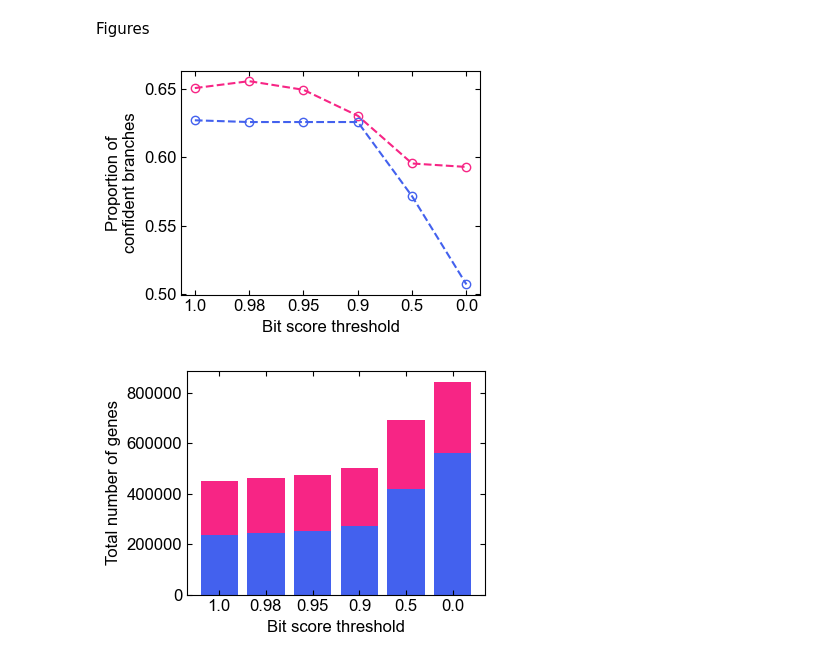
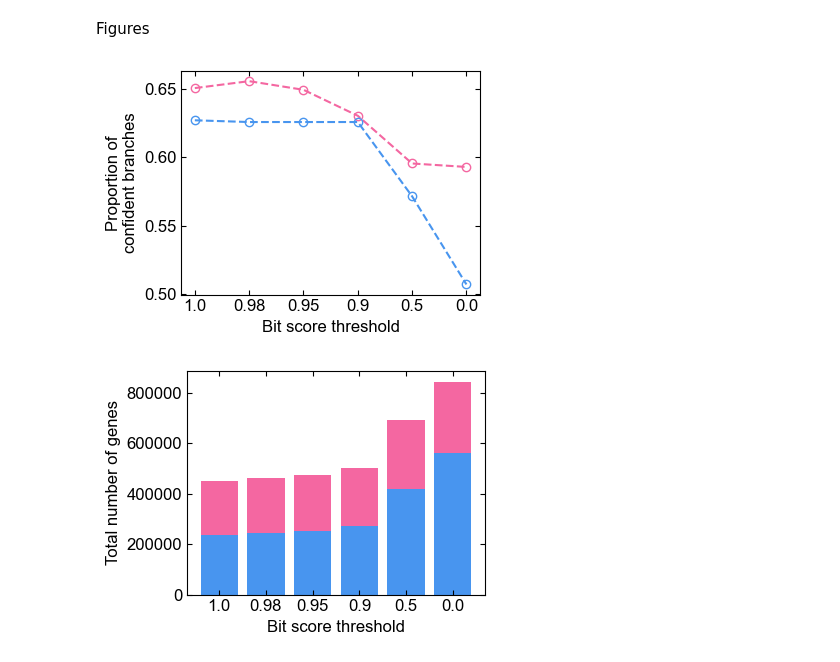
Before and after one commit to HSecaira/AugmentingPhyloSignalMicrobes, a Jupyter notebook: quality_inferred_trees/tree_quality_lpp_emp.ipynb, the cells around one changed output. Cells and saved outputs as stored; diff of their text form; code cells hidden in the pictures.

Commit message:
new analyses and colors

```diff
--- a/quality_inferred_trees/tree_quality_lpp_emp.ipynb
+++ b/quality_inferred_trees/tree_quality_lpp_emp.ipynb
@@ -513,7 +646,7 @@ y = [np.sum(datum_kegg_bs_1 >= 0.95) / len(datum_kegg_bs_1),
     np.sum(datum_kegg_bs_05 >= 0.95) / len(datum_kegg_bs_05),
     np.sum(datum_kegg_bs_0 >= 0.95) / len(datum_kegg_bs_0)]
 x = np.arange(len(y))
-plt.plot(x, y, marker = 'o', color = '#f72585', label = 'KEGG', ls = 'dashed', markerfacecolor = 'none')
+plt.plot(x, y, marker = 'o', color = '#f467a1', label = 'KEGG', ls = 'dashed', markerfacecolor = 'none')
 
 datum_eggnog_bs_1 = df_eggnog_bs_1['pp1'].values
 datum_eggnog_bs_098 = df_eggnog_bs_095['pp1'].values
@@ -527,7 +660,7 @@ y = [np.sum(datum_eggnog_bs_1 >= 0.95) / len(datum_eggnog_bs_1),
      np.sum(datum_eggnog_bs_09 >= 0.95) / len(datum_eggnog_bs_09),
      np.sum(datum_eggnog_bs_05 >= 0.95) / len(datum_eggnog_bs_05),
     np.sum(datum_eggnog_bs_0 >= 0.95) / len(datum_eggnog_bs_0)]
-plt.plot(x, y, marker = 'o', color = '#4361ee', label = 'EggNog', ls = 'dashed', markerfacecolor = 'none')
+plt.plot(x, y, marker = 'o', color = '#4895ef', label = 'EggNog', ls = 'dashed', markerfacecolor = 'none')
 
 plt.xticks(x, labels = [1.0, 0.98, 0.95, 0.9, 0.5, 0.0])
 plt.xlabel('Bit score threshold')
@@ -536,7 +669,7 @@ plt.tick_params(top = True, right = True, direction = 'in', which = 'both')
 plt.savefig(f'./figures/figure_S5A_lpp.svg')
 plt.show()
 # %% [output]
-[figure, old version]
+[figure, new version]
 # %%
 # order: bs_1, bs_098, bs_095, bs_09, bs_05, bs_0
 # Calculated during marker selection: as adj_mod2[list(all_genes)].sum()
@@ -545,13 +678,13 @@ number_genes_eggnog = np.array([238231, 244085, 253850, 272207, 418600, 561910])
 # %%
 plt.figure(figsize = (4.15, 3))
 x = [0, 1, 2, 3, 4, 5]
-plt.bar(x, number_genes_eggnog, color = '#4361ee')
-plt.bar(x, number_genes_kegg, bottom = number_genes_eggnog, color = '#f72585')
+plt.bar(x, number_genes_eggnog, color = '#4895ef')
+plt.bar(x, number_genes_kegg, bottom = number_genes_eggnog, color = '#f467a1')
 plt.xticks(x, labels = [1.0, 0.98, 0.95, 0.9, 0.5, 0.0])
 plt.tick_params(top = True, right = True, direction = 'in', which = 'both')
 plt.xlabel('Bit score threshold')
 plt.ylabel('Total number of genes')
-plt.savefig(f'./figures/figure_S5A_copy_number.svg')
+# plt.savefig(f'./figures/figure_S5A_copy_number.svg')
 plt.show()
 # %% [output]
-[figure, old version]
+[figure, new version]
```
Also changed, not shown: parts of 11 cells of this notebook, 16 other files.
